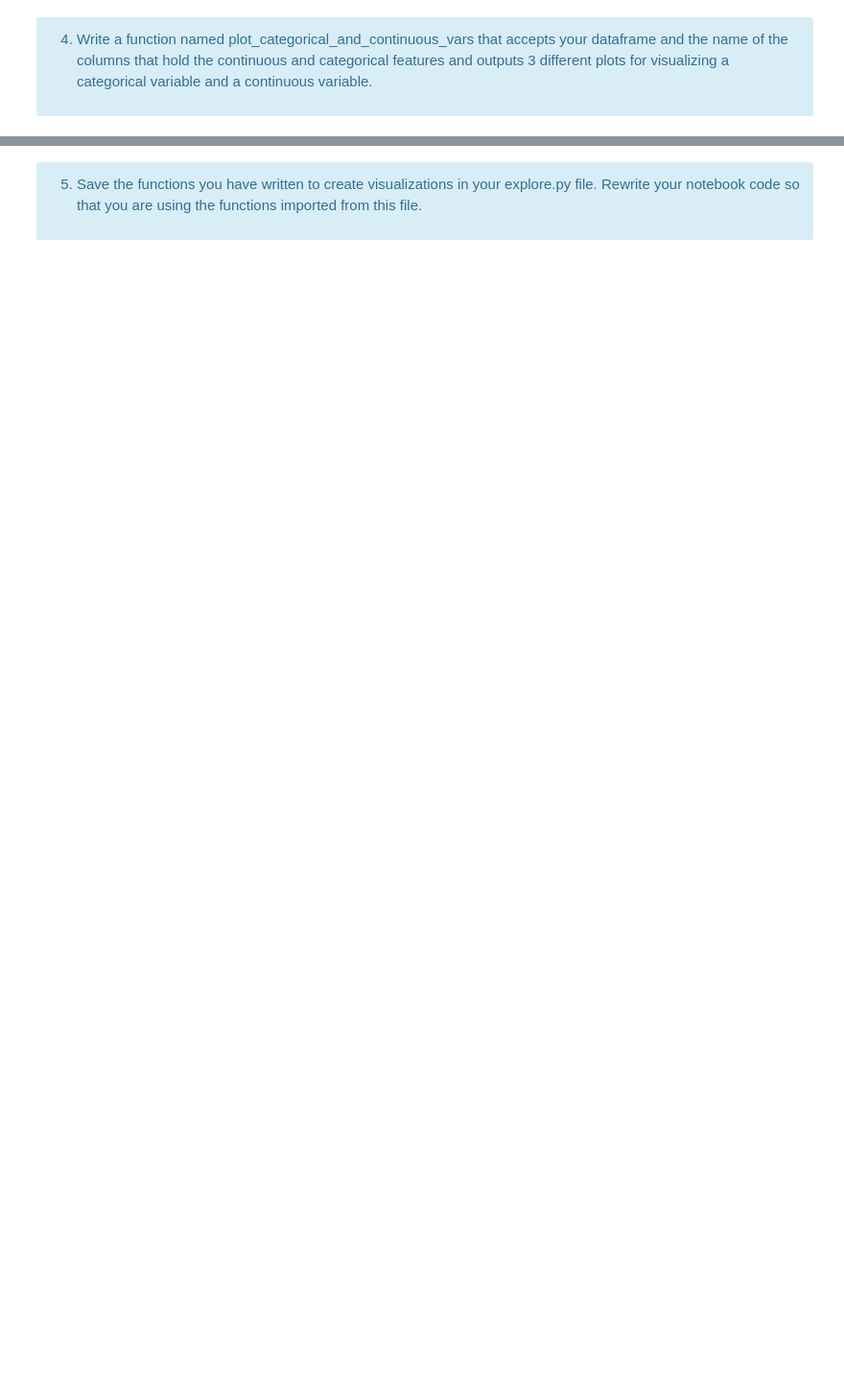
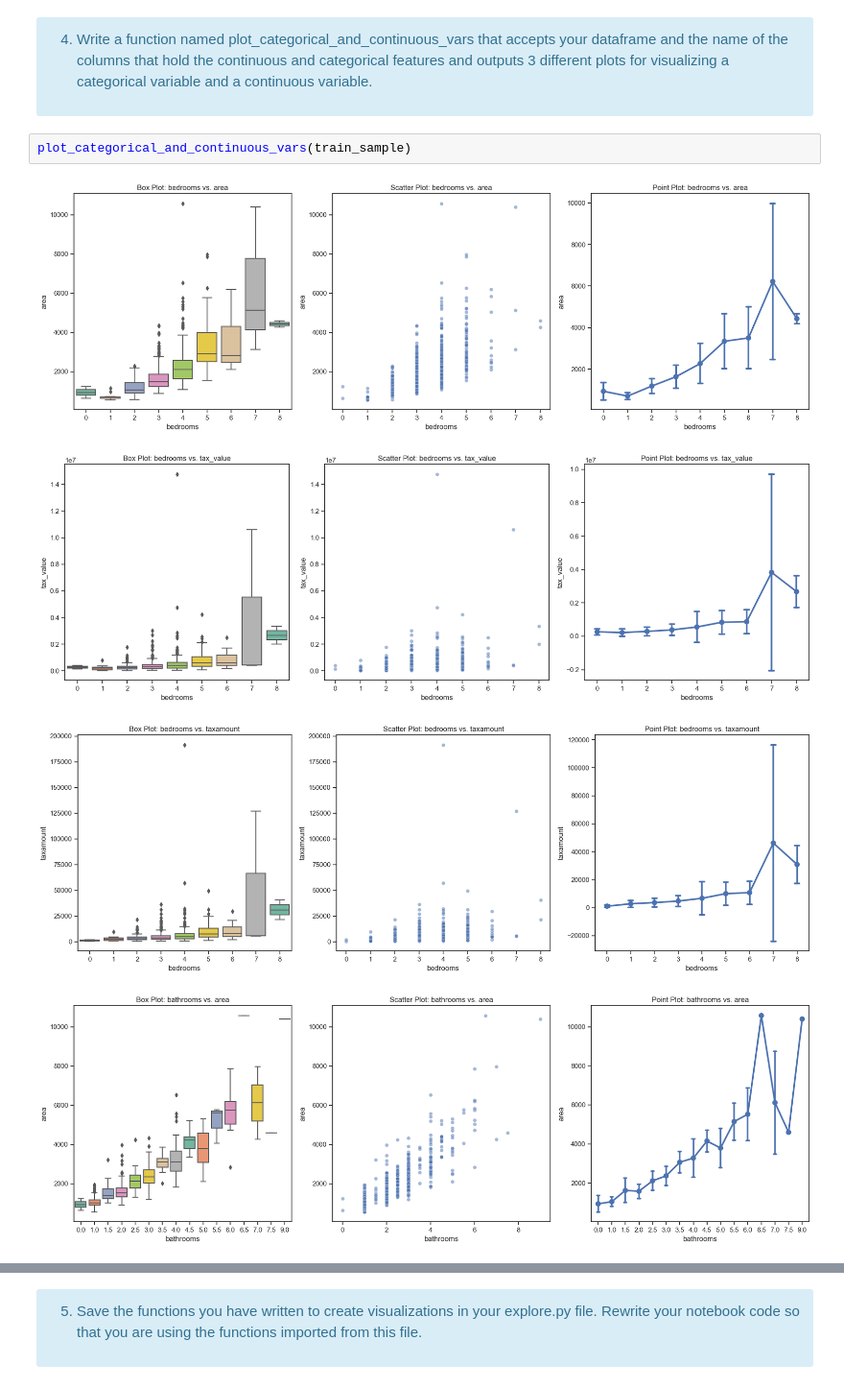
Before and after one commit to Jonathan-Garcia1/regression-exercises, a Jupyter notebook: explore.ipynb, the cells around one changed output, grey strips where cells are left out. Shown at 96% size. Cells and saved outputs as stored; diff of their text form; blank space fills up the shorter version.

```diff
--- a/explore.ipynb
+++ b/explore.ipynb
@@ -53,3 +67,10 @@ KeyboardInterrupt:
 <div class="alert alert-block alert-info">
 
 4. Write a function named plot_categorical_and_continuous_vars that accepts your dataframe and the name of the columns that hold the continuous and categorical features and outputs 3 different plots for visualizing a categorical variable and a continuous variable.
+# %%
+plot_categorical_and_continuous_vars(train_sample)
+# %% [output]
+[figure, added]
+[figure, added]
+[figure, added]
+[figure, added]
```
Also changed, not shown: parts of 21 cells of this notebook, 3 other files.
